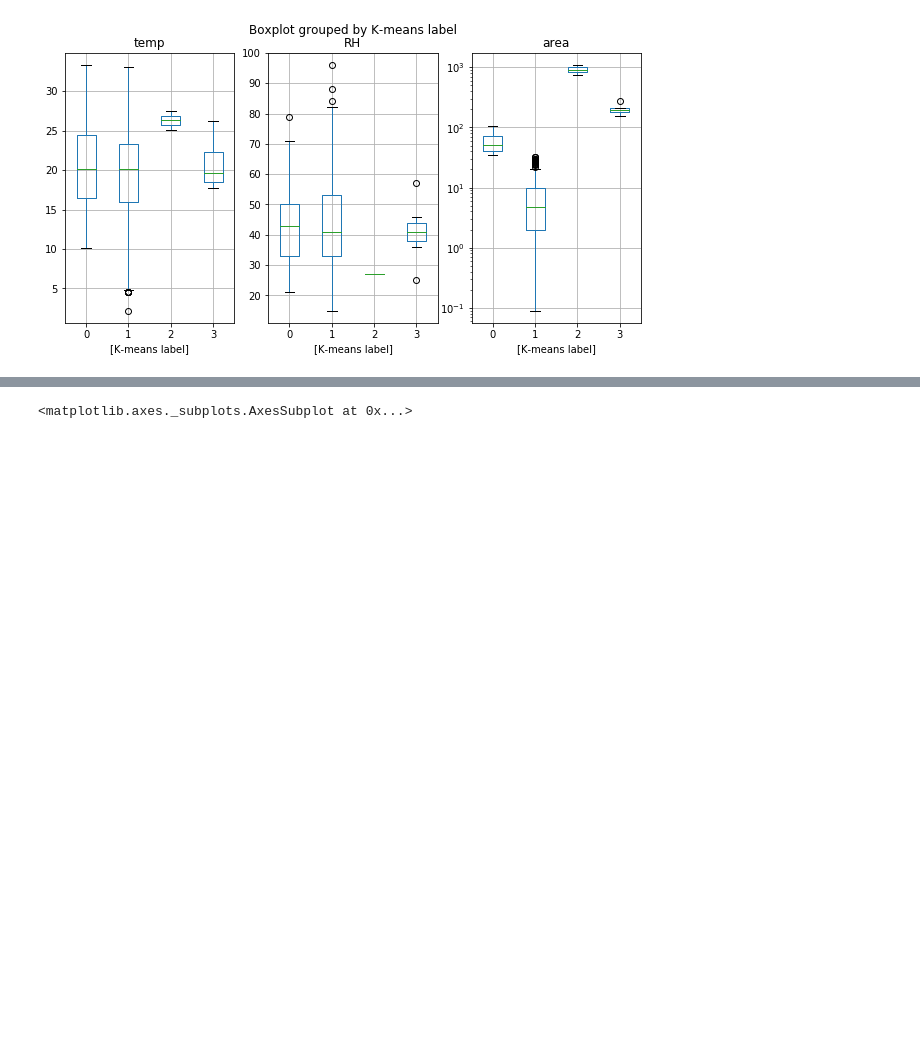
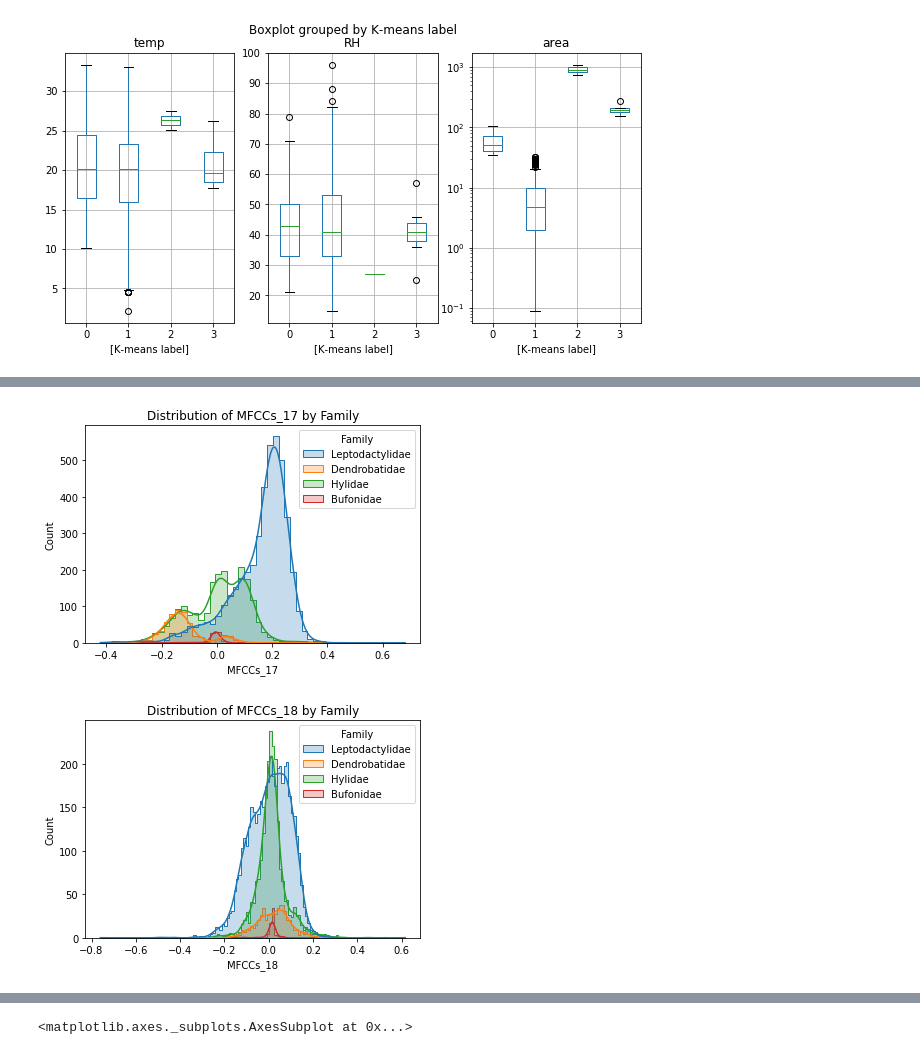
Before and after one commit to loftytopping/DEES_programming_course, a Jupyter notebook: Practical_9.ipynb, the cells around one changed output, grey strips where cells are left out. Saved outputs shown, nothing was run; the diff lists cells and outputs as text; code cells hidden in the pictures; blank space fills up the shorter version.

```diff
--- a/Practical_9.ipynb
+++ b/Practical_9.ipynb
@@ -309,0 +406,14 @@ In English, this command is asking Python to focus on data from the column named
+# %%
+#-------'INSERT CODE HERE'-------
+# Create a list of all column names to iterate through - make sure these are the same as entered in the dataframe
+column_list=['MFCCs_17', 'MFCCs_18']
+
+for feature in column_list:
+    # Create a histogram with hue controlled by the Family label
+    sns.histplot(data=data_frogs, x=feature, hue='Family', kde=True, element="step")
+    plt.title(f'Distribution of {feature} by Family')
+    plt.show()
+#------------------------------
+# %% [output]
+[figure, added]
+[figure, added]
```
Also changed, not shown: parts of 20 cells of this notebook, 4 other files.
